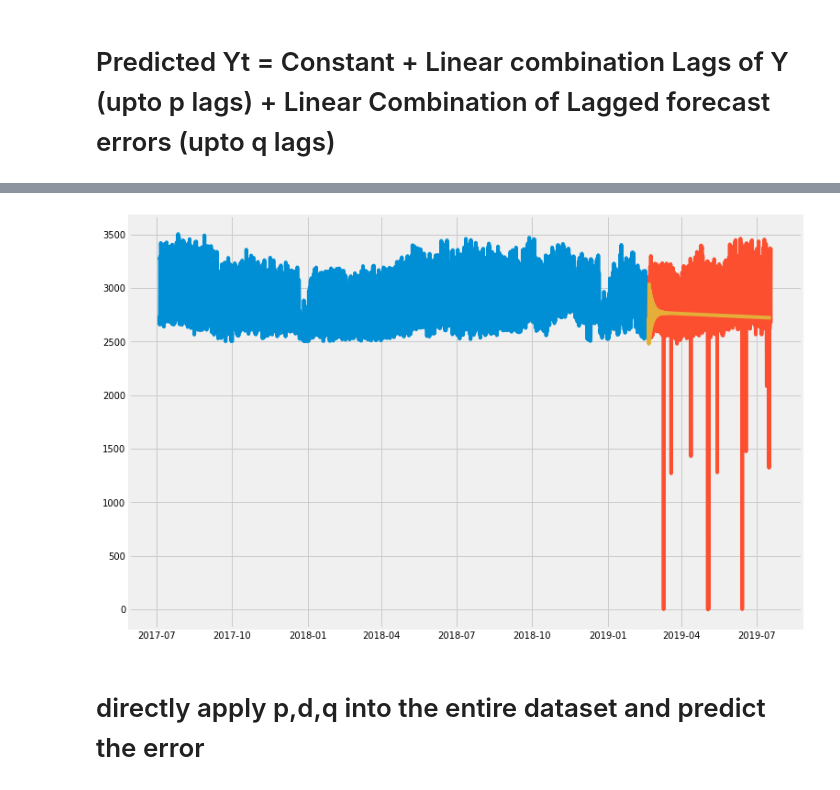
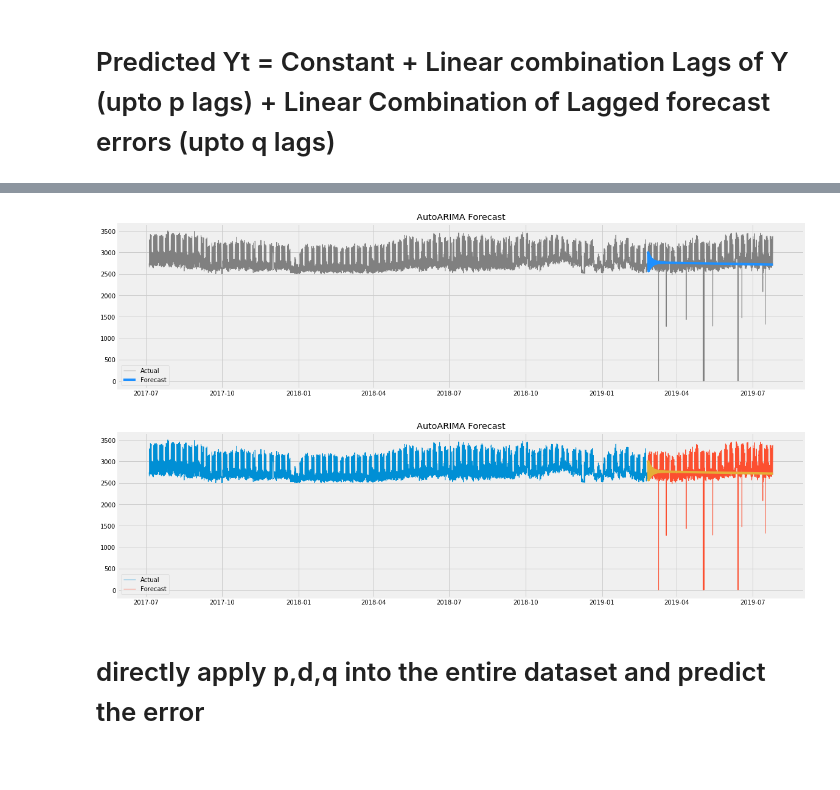
Before and after one commit to eco-data-science-team/ARIMA-Cluster-linear-regression-model, a Jupyter notebook: anormaly detection.ipynb, the cells around one changed output, grey strips where cells are left out. Saved outputs shown, nothing was run; the diff lists cells and outputs as text; code cells hidden in the pictures.

Commit message:
Create a script for Arima and modified seaborn method

```diff
--- a/anormaly detection.ipynb
+++ b/anormaly detection.ipynb
@@ -138,10 +168,15 @@ min(df['GBSF_Electricity_Demand_kBtu'])
 anormaly = df.loc[mask]
 # %%
 # plot, and if its lower than 25% && higher than 75%, mark them red
+sns.set_style("white")
+plt.figure(figsize=(18,5))
 plt.xlim(df.index[0], df.index[-1])
 plt.gcf().set_size_inches(11.7, 8.27)
 ax = sns.scatterplot(x=df.index, y="GBSF_Electricity_Demand_kBtu", data=df)
+ax.set_title('Anormaly Detection')
+ax.set_ylabel('Electricity_Demand')
 plt.scatter(x= anormaly[mask].index,
             y = anormaly[mask]['GBSF_Electricity_Demand_kBtu'],
             color= 'r')
+plt.legend(labels=['Electricity_Demand','outliers'])
 # %% [output]
@@ -611,12 +625,24 @@ MA.2            0.3170           +1.7041j            1.7333            0.2207
+# %%
+plt.figure(figsize=(18,5))
+plt.plot(df_merge.index, df_merge, color='gray', linewidth=1)
+plt.plot(df_valid.index, ari_model.predict(n_periods=df_valid.shape[0]), color='dodgerblue')
+plt.title("AutoARIMA Forecast")
+plt.legend(['Actual','Forecast'])
+plt.show()
+# %% [output]
+[figure, added]
 # %%
 #plot the predictions for validation set
-plt.plot(df_train, label='Train')
-plt.plot(df_valid, label='Valid')
-plt.gcf().set_size_inches(11.7, 8.27)
+plt.figure(figsize=(18,5))
+plt.plot(df_train, label='Train', linewidth=1)
+plt.plot(df_valid, label='Valid', linewidth=1)
+
 plt.plot(ari_forecast)
+plt.title("AutoARIMA Forecast")
+plt.legend(['Actual','Forecast'])
 plt.show()
 # %% [output]
-[figure, old version]
+[figure, new version]
 # %% [markdown]
 # directly apply p,d,q into the entire dataset and predict the error
 # %%
```
Also changed, not shown: parts of 33 cells of this notebook, 2 other files.
